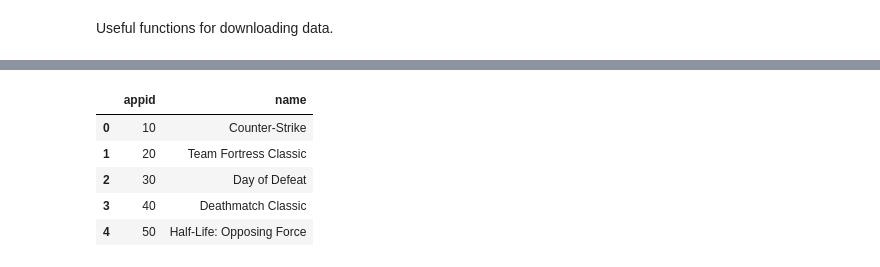
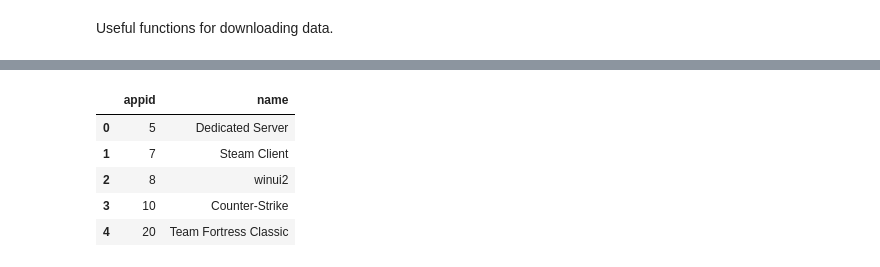
Before and after one commit to hectorjimenez12/CC5205_Proyecto, a Jupyter notebook: Proyecto_Mineria_Datos.ipynb, the cells around one changed output, grey strips where cells are left out. Cells and saved outputs as stored; diff of their text form; code cells hidden in the pictures.

```diff
--- a/Proyecto_Mineria_Datos.ipynb
+++ b/Proyecto_Mineria_Datos.ipynb
@@ -56,0 +47,12 @@ applist  [{'appid': 1941401, 'name': ''}, {'appid': 217...
+# %%
+steam_ids = json_data['applist']['apps']
+df_steam = pd.DataFrame.from_dict(steam_ids, orient='columns')
+print(df_steam.shape)
+
+#filt
+tf_demo = np.array(list(map( lambda x: True if 'demo' in x in x else False ,df_steam.name.values)))
+tf_test = np.array(list(map( lambda x: True if 'test' in x in x else False ,df_steam.name.values)))
+tf_empty =  (df_steam.name.values == '')
+df_filt = df_steam[ ~ ( tf_test|tf_demo | tf_empty) ]
+print(df_filt.head())
+df_filt.shape
@@ -57,20 +68,16 @@ applist  [{'appid': 1941401, 'name': ''}, {'appid': 217...
 # %%
 # generate sorted app_list from steamspy data
-app_list = steam_spy_all[['appid', 'name']].sort_values('appid').reset_index(drop=True)
-
-# export disabled to keep consistency across download sessions
+app_list = df_filt[['appid', 'name']].sort_values('appid').reset_index(drop=True)
 #app_list.to_csv(dir_save_files + 'app_list.csv', index=False)
-
-# instead read from stored csv
-app_list = pd.read_csv(dir_save_files + 'app_list.csv')
+#app_list = pd.read_csv(dir_save_files + 'app_list.csv')
 app_list.head()
 # %% [output]
 |  | appid | name |
-| 0 | 10 | Counter-Strike |
-| 1 | 20 | Team Fortress Classic |
-| 2 | 30 | Day of Defeat |
-| 3 | 40 | Deathmatch Classic |
-| 4 | 50 | Half-Life: Opposing Force |
+| 0 | 5 | Dedicated Server |
+| 1 | 7 | Steam Client |
+| 2 | 8 | winui2 |
+| 3 | 10 | Counter-Strike |
+| 4 | 20 | Team Fortress Classic |
 # %%
 def get_app_data(start, stop, parser, pause):
     """Return list of app data generated from parser.
```
Also changed, not shown: parts of 5 cells of this notebook, 2 other files.
